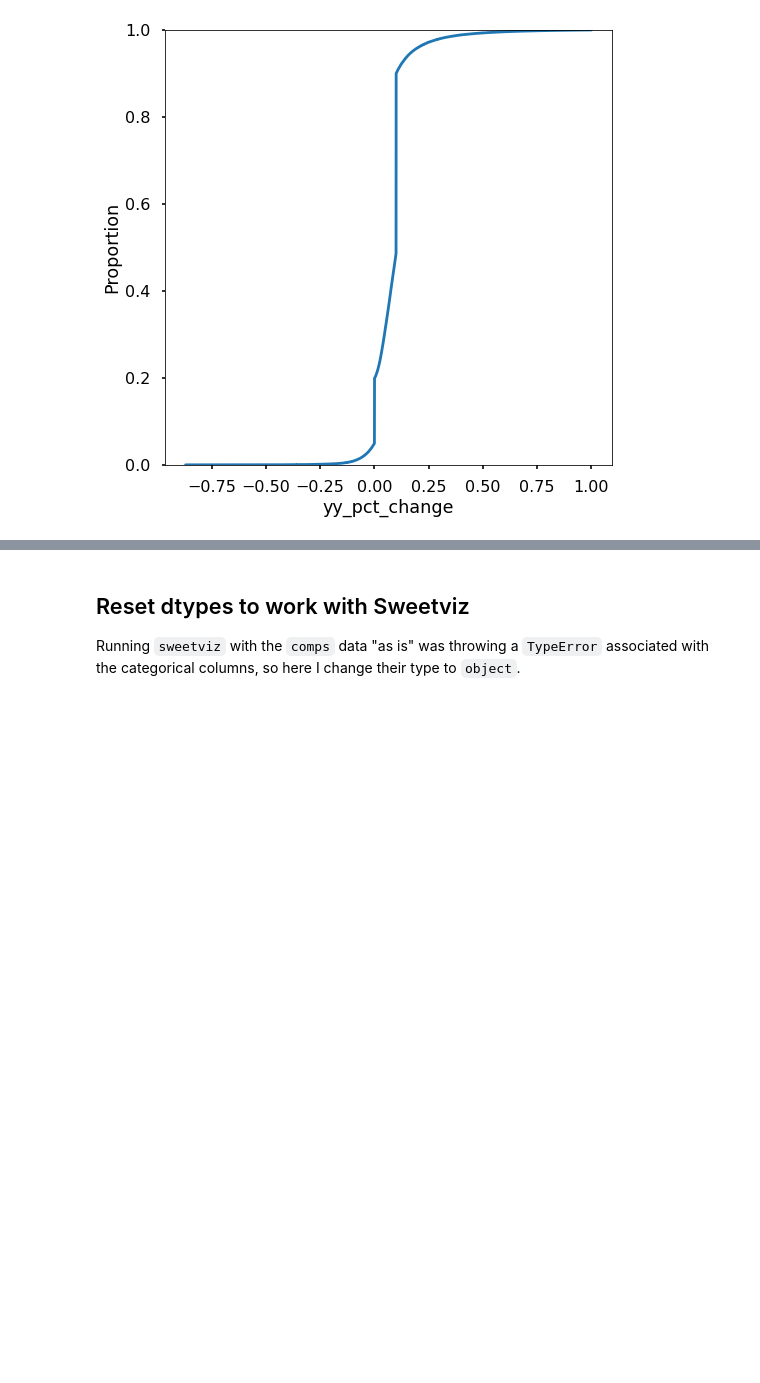
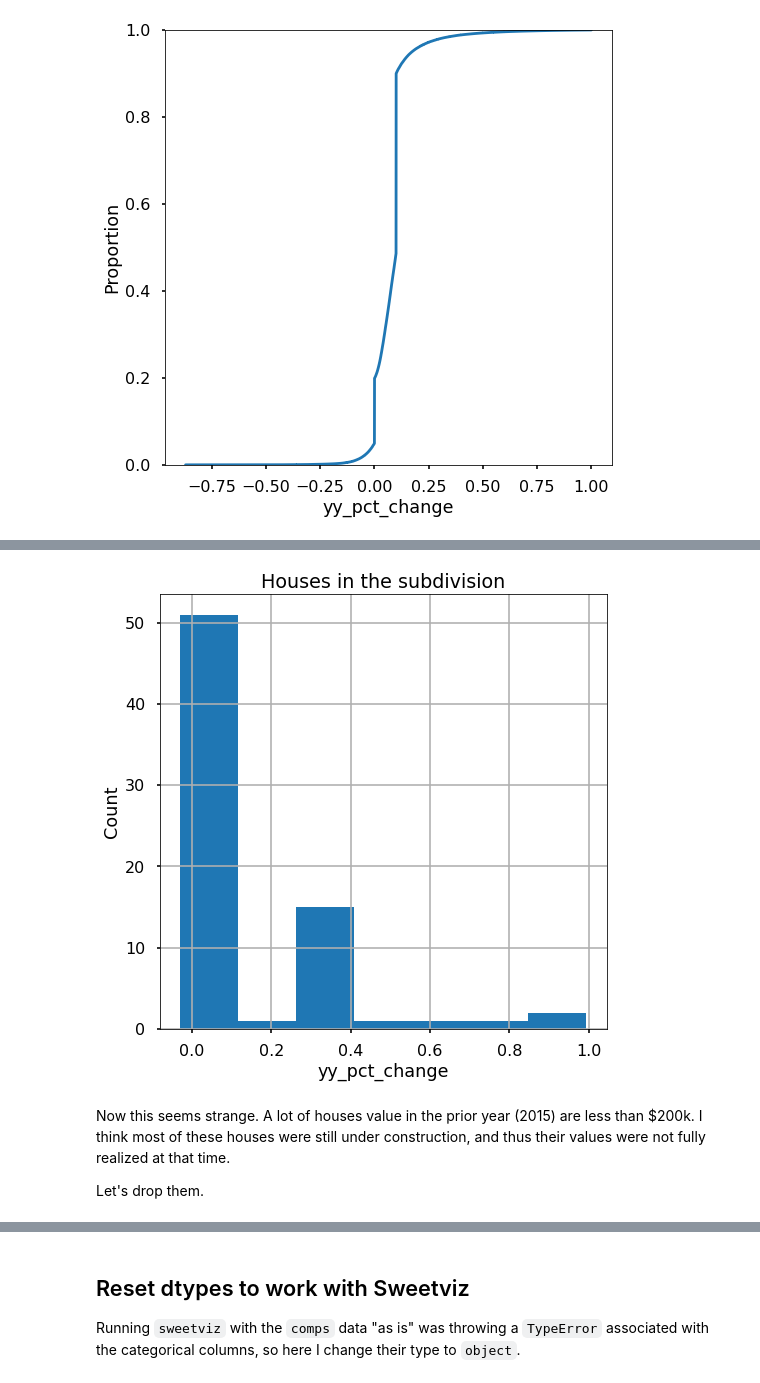
Before and after one commit to RafaelPinto/hcad_pred, a Jupyter notebook: notebooks/01_Exploratory/2.1-rp-hcad-eda-appraised-value-perc-diff.ipynb, the cells around one changed output, grey strips where cells are left out. Drawn from its saved outputs; the diff is of its cells as text; code cells hidden in the pictures; blank space fills up the shorter version.

```diff
--- a/notebooks/01_Exploratory/2.1-rp-hcad-eda-appraised-value-perc-diff.ipynb
+++ b/notebooks/01_Exploratory/2.1-rp-hcad-eda-appraised-value-perc-diff.ipynb
@@ -244,0 +294,12 @@ comps.drop('tot_appr_val', axis=1, inplace=True)
+# %%
+_ = plt.figure(figsize=(8,8))
+_ = subdiv['yy_pct_change'].hist(bins=7)
+_ = plt.title('Houses in the subdivision')
+_ = plt.xlabel('yy_pct_change')
+_ = plt.ylabel('Count')
+# %% [output]
+[figure, added]
+# %% [markdown]
+Now this seems strange. A lot of houses value in the prior year (2015) are less than $200k. I think most of these houses were still under construction, and thus their values were not fully realized at that time.
+
+Let's drop them.
```
Also changed, not shown: parts of 103 cells of this notebook, 10 other files.
